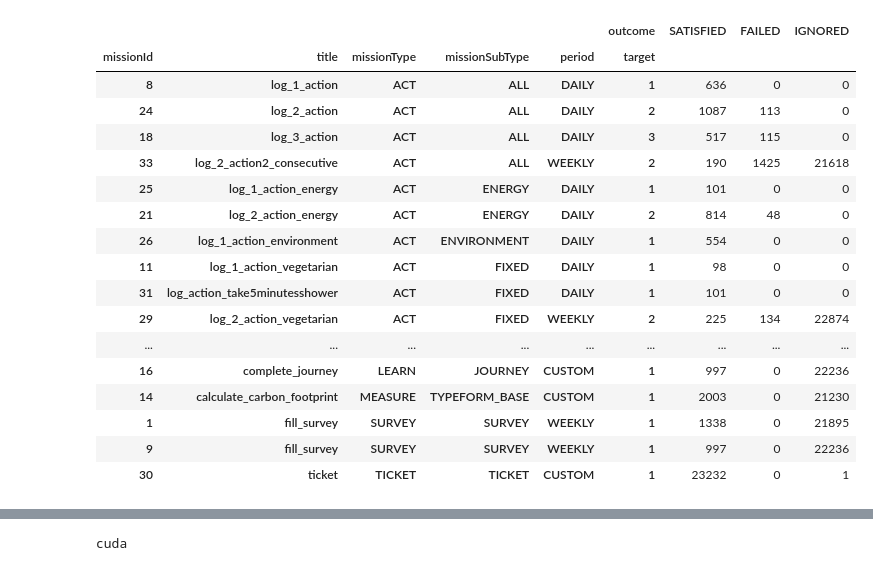
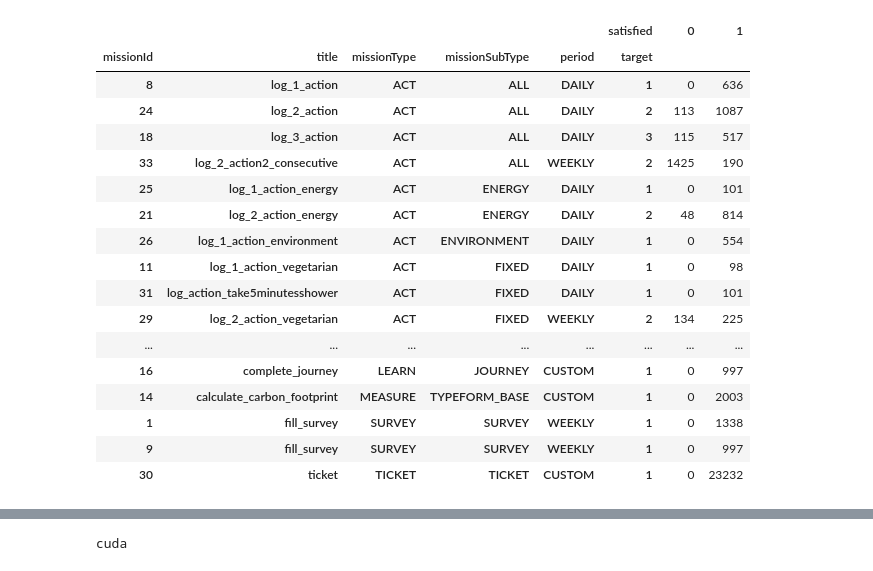
Before and after one commit to rik1599/playngo_challenge_generator, a Jupyter notebook: notebooks/EarthDay.ipynb, the cells around one changed output, grey strips where cells are left out. Drawn from its saved outputs; the diff is of its cells as text; code cells hidden in the pictures.

Commit message:
Improve performance and user experience

```diff
--- a/notebooks/EarthDay.ipynb
+++ b/notebooks/EarthDay.ipynb
@@ -6,10 +6,11 @@ with zipfile.ZipFile('./../data/earth_day_missions.csv.zip', 'r') as myzip:
     myzip.close()
 # %%
 import pandas as pd
+import numpy as np
 
 df = pd.read_csv('./../data/earth_day_missions.csv', index_col=0, low_memory=False)
-df['outcome'] = df.apply(lambda x: 'SATISFIED' if x['satisfied'] else 'IGNORED' if x['ignored'] else 'FAILED', axis=1)
-df = df[['start_date', 'user', 'missionId', 'missionType', 'missionSubType', 'period', 'target', 'title', 'outcome']]
+df = df[~df['ignored']]
+df = df[['start_date', 'user', 'missionId', 'missionType', 'missionSubType', 'period', 'target', 'title', 'satisfied']]
 
 df['start_date'] = pd.to_datetime(df['start_date'])
 df['user'] = df['user'].astype('category').cat.codes
@@ -17,9 +18,9 @@ df['missionId'] = df['missionId'].astype('category').cat.codes
 df['missionType'] = df['missionType'].astype('category')
 df['missionSubType'] = df['missionSubType'].astype('category')
 df['period'] = df['period'].astype('category')
-df['outcome'] = pd.Categorical(df['outcome'], categories=['SATISFIED', 'FAILED', 'IGNORED'], ordered=True)
+df['satisfied'] = df['satisfied'].astype(int)
 
-df = df.sort_values(by=['user', 'outcome', 'start_date'], ignore_index=True)
+df = df.sort_values(by=['user', 'satisfied', 'start_date'], ignore_index=True)
 
 df
 # %% [output]
@@ -39,24 +40,24 @@ df
 # %%
-summary = df.groupby(['missionId', 'title', 'missionType', 'missionSubType', 'period', 'target', 'outcome'], observed=True).size().unstack(fill_value=0)
+summary = df.groupby(['missionId', 'title', 'missionType', 'missionSubType', 'period', 'target', 'satisfied'], observed=True).size().unstack(fill_value=0)
 summary.sort_index(level=[2, 3, 4, 5], inplace=True)
 
 summary
 # %% [output]
-|  |  |  |  |  | outcome | SATISFIED | FAILED | IGNORED |
-| missionId | title | missionType | missionSubType | period | target |  |  |  |
-| 8 | log_1_action | ACT | ALL | DAILY | 1 | 636 | 0 | 0 |
-| 24 | log_2_action | ACT | ALL | DAILY | 2 | 1087 | 113 | 0 |
-| 18 | log_3_action | ACT | ALL | DAILY | 3 | 517 | 115 | 0 |
-| 33 | log_2_action2_consecutive | ACT | ALL | WEEKLY | 2 | 190 | 1425 | 21618 |
-| 25 | log_1_action_energy | ACT | ENERGY | DAILY | 1 | 101 | 0 | 0 |
-| 21 | log_2_action_energy | ACT | ENERGY | DAILY | 2 | 814 | 48 | 0 |
-| 26 | log_1_action_environment | ACT | ENVIRONMENT | DAILY | 1 | 554 | 0 | 0 |
-| 11 | log_1_action_vegetarian | ACT | FIXED | DAILY | 1 | 98 | 0 | 0 |
-| 31 | log_action_take5minutesshower | ACT | FIXED | DAILY | 1 | 101 | 0 | 0 |
-| 29 | log_2_action_vegetarian | ACT | FIXED | WEEKLY | 2 | 225 | 134 | 22874 |
-| ... | ... | ... | ... | ... | ... | ... | ... | ... |
-| 16 | complete_journey | LEARN | JOURNEY | CUSTOM | 1 | 997 | 0 | 22236 |
-| 14 | calculate_carbon_footprint | MEASURE | TYPEFORM_BASE | CUSTOM | 1 | 2003 | 0 | 21230 |
-| 1 | fill_survey | SURVEY | SURVEY | WEEKLY | 1 | 1338 | 0 | 21895 |
-| 9 | fill_survey | SURVEY | SURVEY | WEEKLY | 1 | 997 | 0 | 22236 |
-| 30 | ticket | TICKET | TICKET | CUSTOM | 1 | 23232 | 0 | 1 |
+|  |  |  |  |  | satisfied | 0 | 1 |
+| missionId | title | missionType | missionSubType | period | target |  |  |
+| 8 | log_1_action | ACT | ALL | DAILY | 1 | 0 | 636 |
+| 24 | log_2_action | ACT | ALL | DAILY | 2 | 113 | 1087 |
+| 18 | log_3_action | ACT | ALL | DAILY | 3 | 115 | 517 |
+| 33 | log_2_action2_consecutive | ACT | ALL | WEEKLY | 2 | 1425 | 190 |
+| 25 | log_1_action_energy | ACT | ENERGY | DAILY | 1 | 0 | 101 |
+| 21 | log_2_action_energy | ACT | ENERGY | DAILY | 2 | 48 | 814 |
+| 26 | log_1_action_environment | ACT | ENVIRONMENT | DAILY | 1 | 0 | 554 |
+| 11 | log_1_action_vegetarian | ACT | FIXED | DAILY | 1 | 0 | 98 |
+| 31 | log_action_take5minutesshower | ACT | FIXED | DAILY | 1 | 0 | 101 |
+| 29 | log_2_action_vegetarian | ACT | FIXED | WEEKLY | 2 | 134 | 225 |
+| ... | ... | ... | ... | ... | ... | ... | ... |
+| 16 | complete_journey | LEARN | JOURNEY | CUSTOM | 1 | 0 | 997 |
+| 14 | calculate_carbon_footprint | MEASURE | TYPEFORM_BASE | CUSTOM | 1 | 0 | 2003 |
+| 1 | fill_survey | SURVEY | SURVEY | WEEKLY | 1 | 0 | 1338 |
+| 9 | fill_survey | SURVEY | SURVEY | WEEKLY | 1 | 0 | 997 |
+| 30 | ticket | TICKET | TICKET | CUSTOM | 1 | 0 | 23232 |
```
Also changed, not shown: parts of 13 cells of this notebook, 1 other file.
